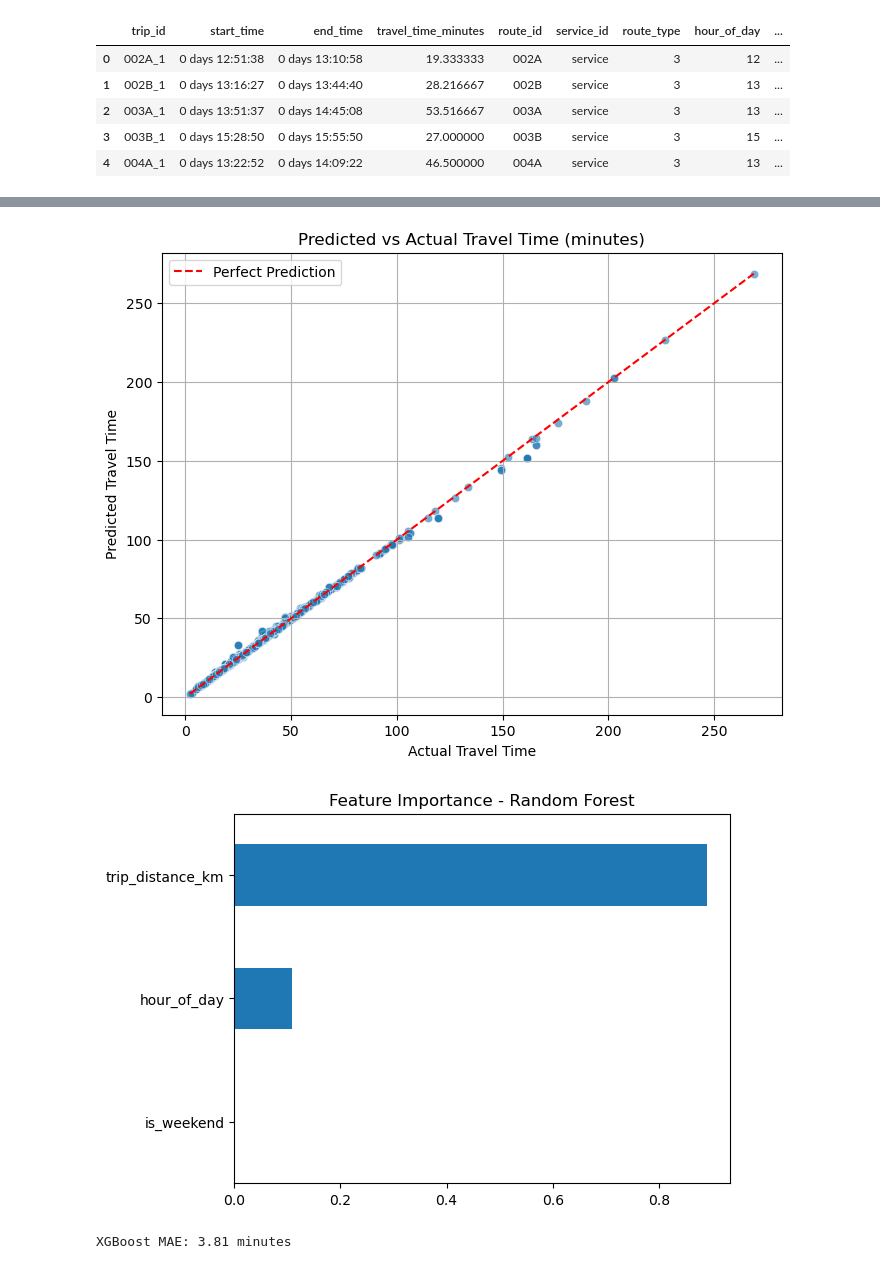
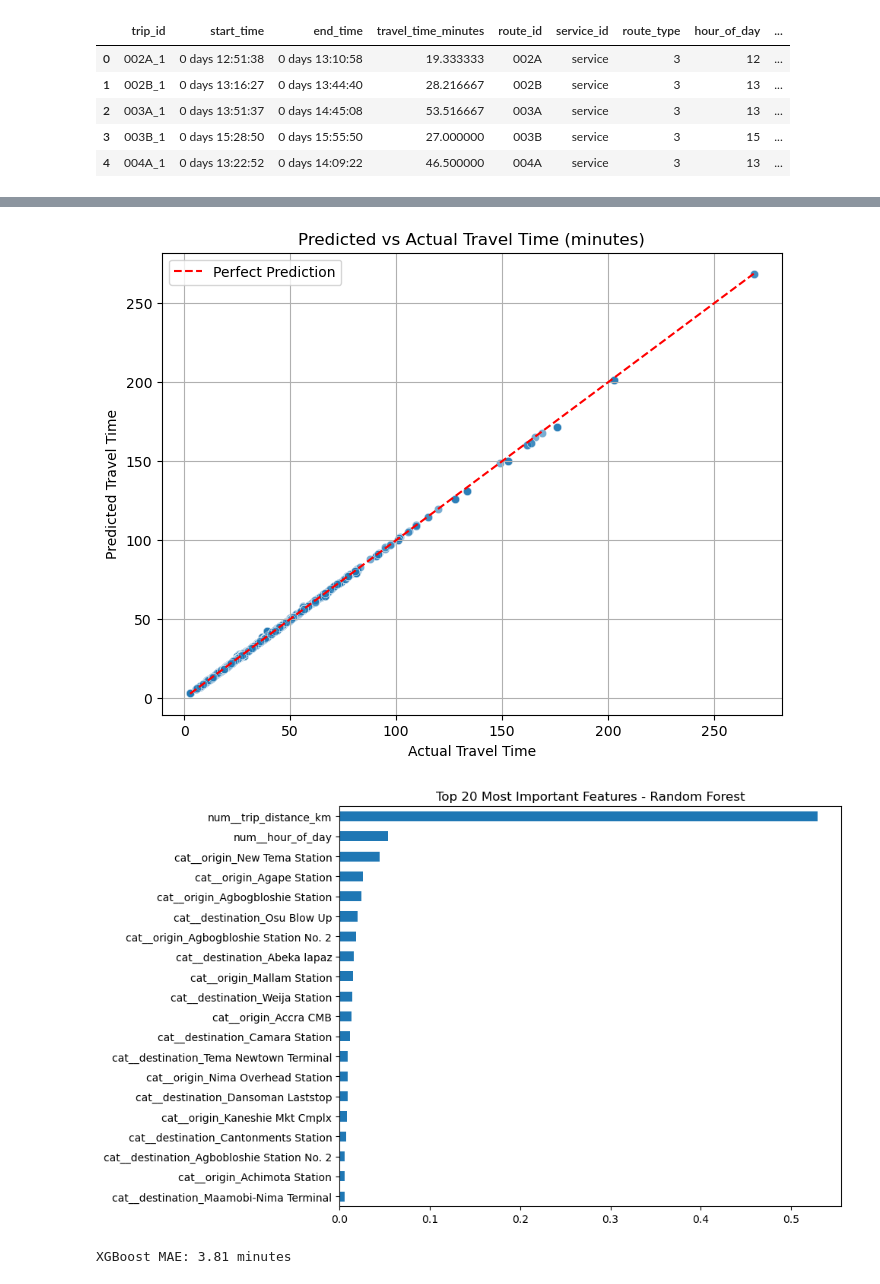
Before and after one commit to adobea-dev/umpire, a Jupyter notebook: Travel time prediction.ipynb, the cells around one changed output, grey strips where cells are left out. Drawn from its saved outputs; the diff is of its cells as text; code cells hidden in the pictures.

Commit message:
final travel time prediction

```diff
--- a/Travel time prediction.ipynb
+++ b/Travel time prediction.ipynb
@@ -212,0 +285,3 @@ X_train, X_test, y_train, y_test = train_test_split(X, y, test_size=0.2, random_
+# %%
+feature_names = preprocessor.get_feature_names_out()
+feature_names
@@ -213,8 +306,11 @@ X_train, X_test, y_train, y_test = train_test_split(X, y, test_size=0.2, random_
+# %%
+#Convert to DataFrame
+X_train_df = pd.DataFrame(X_train_processed.toarray(), columns=feature_names)
+X_test_df = pd.DataFrame(X_test_processed.toarray(), columns=feature_names)
 # %%
 #baseline model
 lr_model = LinearRegression()
-lr_model.fit(X_train, y_train)
-lr_preds = lr_model.predict(X_test)
-
+lr_model.fit(X_train_dense, y_train)
+lr_preds = lr_model.predict(X_test_dense)
 print("Linear Regression MAE:", round(mean_absolute_error(y_test, lr_preds), 2), "minutes")
 # %% [output]
@@ -222,8 +318,8 @@ Linear Regression MAE: 14.8 minutes
 # %%
 rf_model = RandomForestRegressor(n_estimators=100, random_state=42)
-rf_model.fit(X_train, y_train)
-y_pred = rf_model.predict(X_test)
+rf_model.fit(X_train_df, y_train)
+y_pred = rf_model.predict(X_test_df)
 
 rf_mae = mean_absolute_error(y_test, y_pred)
-print("Random Forest MAE with distance:", round(mean_absolute_error(y_test, y_pred), 2), "minutes")
+print("Random Forest MAE with distance:", round(mean_absolute_error(y_test, y_pred), 2), "minutes")    #the output should be there
 # %% [output]
@@ -231,6 +347,6 @@ Random Forest MAE with distance: 0.43 minutes
 # %%
 # Make predictions
-y_pred = rf_model.predict(X_test)
+y_pred = rf_model.predict(X_test_df)
 
 # Create a DataFrame for plotting
 results_df = pd.DataFrame({
@@ -249,17 +365,22 @@ plt.legend()
 plt.grid(True)
 plt.show()
 # %% [output]
-[figure, old version]
+[figure, new version]
 # %%
 ##indicator of a well performing model
 # %%
-#checking feature importance
-feature_importance = pd.Series(rf_model.feature_importances_, index=X.columns)
-feature_importance.sort_values().plot(kind='barh')
-plt.title('Feature Importance - Random Forest')
+top_n = 20
+feature_importance = pd.Series(rf_model.feature_importances_, index=X_train_df.columns)
+top_features = feature_importance.sort_values(ascending=False).head(top_n)
+
+# Plot
+top_features.plot(kind='barh', figsize=(10, 6))
+plt.title(f"Top {top_n} Most Important Features - Random Forest")
+plt.gca().invert_yaxis()
+plt.tight_layout()
 plt.show()
 # %% [output]
-[figure, old version]
+[figure, new version]
 # %%
 #trying XGBoost
 # Train the model
```
Also changed, not shown: parts of 17 cells of this notebook.
